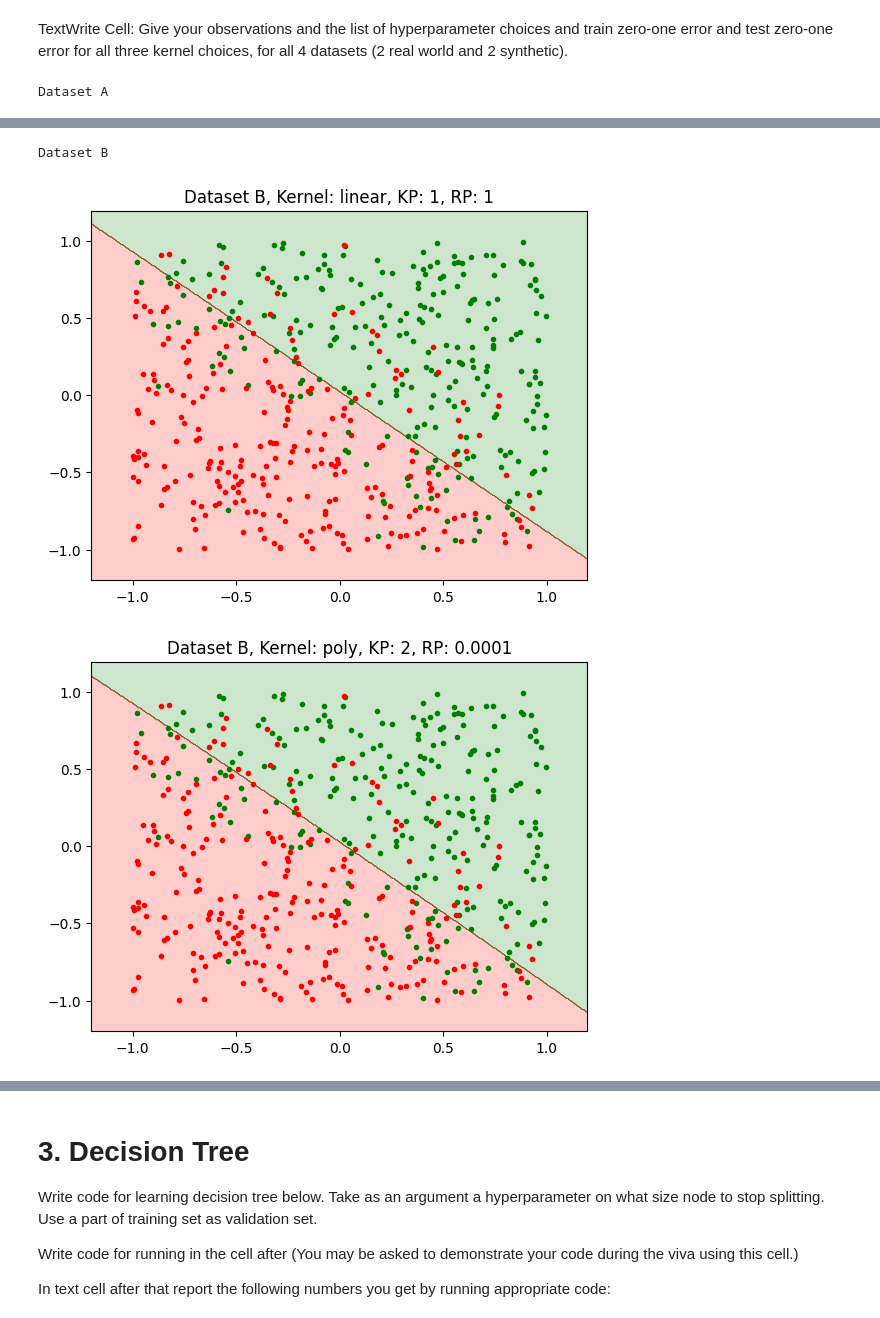
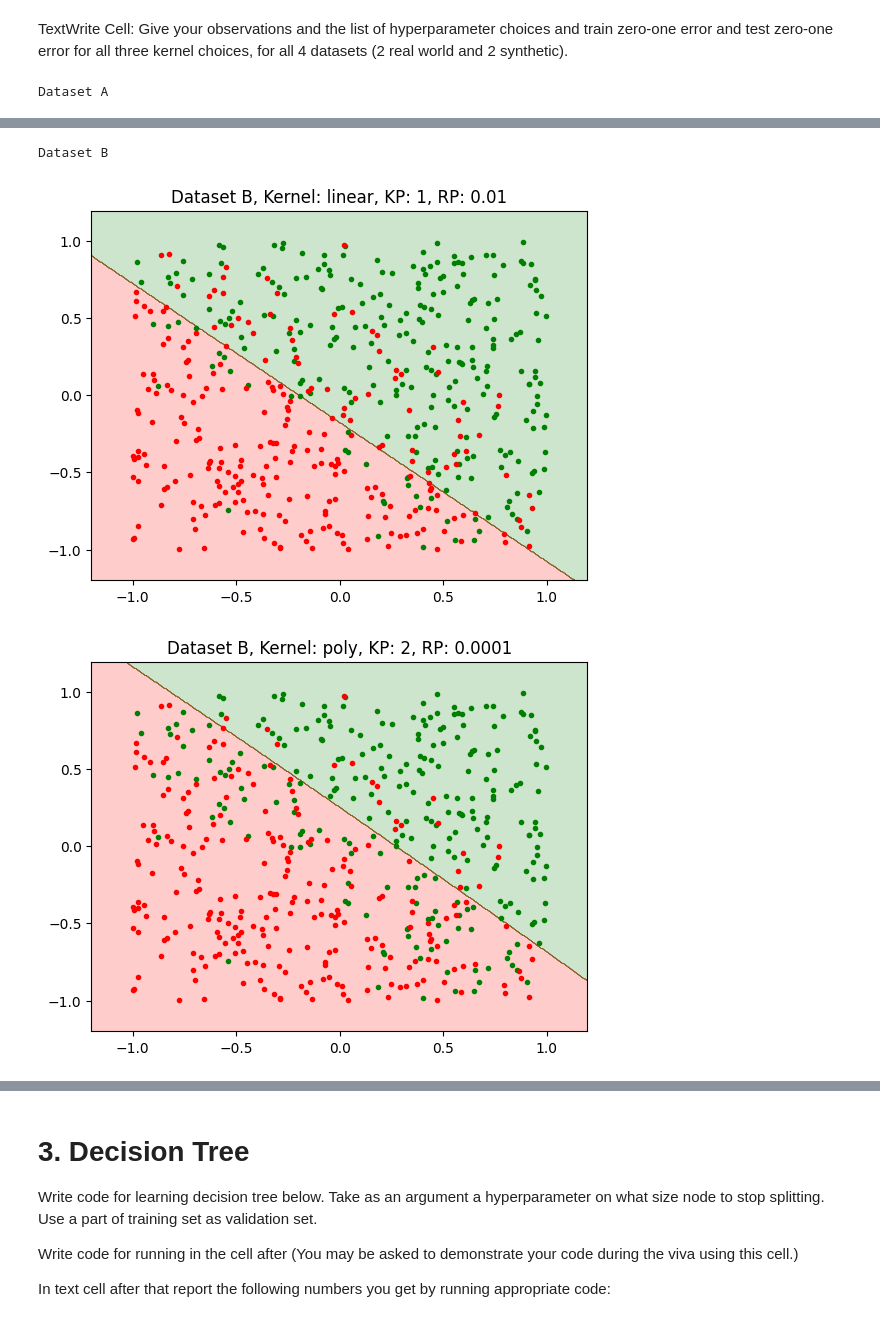
Before and after one commit to bersilin-robert1609/CS5691-PRML, a Jupyter notebook: Assignment-2/Notebook/ProgAss2_Student.ipynb, the cells around one changed output, grey strips where cells are left out. Saved outputs shown, nothing was run; the diff lists cells and outputs as text; code cells hidden in the pictures.

```diff
--- a/Assignment-2/Notebook/ProgAss2_Student.ipynb
+++ b/Assignment-2/Notebook/ProgAss2_Student.ipynb
@@ -132,12 +131,9 @@ def test_pred(alpha, train_X, train_Y, test_X, kernel, kernel_param):
 kernels = ['linear', 'poly', 'rbf']
 num_iter = 100
 
-best_alphas_A = {}
-best_alphas_B = {}
-best_kernel_param_A = {}
-best_kernel_param_B = {}
-best_reg_param_A = {}
-best_reg_param_B = {}
+best_kernel_params = {'A':{}, 'B':{}, 'C':{}, 'D':{}}
+best_reg_params = {'A':{}, 'B':{}, 'C':{}, 'D':{}}
+best_alphas = {'A':{}, 'B':{}, 'C':{}, 'D':{}}
 
 def find_best_parameter(kernel, X_train, Y_train, X_val, Y_val):
     best_kernel_param, best_reg_param, best_accuracy = 0, 0, 0
@@ -155,7 +151,7 @@ def find_best_parameter(kernel, X_train, Y_train, X_val, Y_val):
     for kernel_param in kernel_params:
         for reg_param in reg_params:
             alpha = train_pred_logistic_regression(X_train, Y_train, kernel=kernel, reg_param=reg_param, kernel_param=kernel_param, num_iter_gd=num_iter)
-            pred = test_pred(alpha, X_train, Y_train, X_val, kernel=kernel, kernel_param=kernel_param)
+            pred = test_pred(alpha, X_train, X_val, kernel=kernel, kernel_param=kernel_param)
             accuracy = np.mean(pred == Y_val)
             if accuracy > best_accuracy:
                 best_kernel_param, best_reg_param, best_accuracy = kernel_param, reg_param, accuracy
@@ -173,15 +169,11 @@ for a in ['A', 'B', 'C', 'D']:
     for kernel in kernels:
         best_kernel_param, best_reg_param, best_accuracy = find_best_parameter(kernel, X_train, Y_train, X_val, Y_val)
         print("Kernel: {}, best_kernel_param: {}, best_reg_param: {}, best_val_accuracy: {}".format(kernel, best_kernel_param, best_reg_param, best_accuracy))
-
         alpha = train_pred_logistic_regression(X_train, Y_train, kernel, best_reg_param, best_kernel_param)
-
-        if(a == 'A'):
-            best_alphas_A[kernel], best_kernel_param_A[kernel], best_reg_param_A[kernel] = alpha, best_kernel_param, best_reg_param
-        elif(a == 'B'):
-            best_alphas_B[kernel], best_kernel_param_B[kernel], best_reg_param_B[kernel] = alpha, best_kernel_param, best_reg_param
-
-        pred = test_pred(alpha, X_train, Y_train, X_test, kernel, best_kernel_param)
+        best_kernel_params[a][kernel] = best_kernel_param
+        best_reg_params[a][kernel] = best_reg_param
+        best_alphas[a][kernel] = alpha
+        pred = test_pred(alpha, X_train, X_test, kernel, best_kernel_param)
         accuracy = np.mean(pred == Y_test)
         print("Test accuracy: {}\n".format(accuracy))
 # %% [output]
@@ -308,12 +285,8 @@ def normalize(X):
 
 kernels = ['linear', 'poly', 'rbf']
 
-best_clf_A = {}
-best_clf_B = {}
-best_kernel_param_A = {}
-best_reg_param_A = {}
-best_kernel_param_B = {}
-best_reg_param_B = {}
+best_kernel_params = {'A': {}, 'B': {}, 'C': {}, 'D': {}}
+best_reg_params = {'A': {}, 'B': {}, 'C': {}, 'D': {}}
 
 def find_best_parameter(kernel, X_train, Y_train, X_val, Y_val):
     best_kernel_param, best_reg_param, best_accuracy = None, None, 0
@@ -357,11 +330,8 @@ for a in ['A', 'B', 'C', 'D']:
         best_kernel_param, best_reg_param, best_accuracy = find_best_parameter(kernel, X_train, Y_train, X_val, Y_val)
         print("Kernel: {}, best_kernel_param: {}, best_reg_param: {}, val_accuracy: {}".format(kernel, best_kernel_param, best_reg_param, best_accuracy))
         clf = train_svm(X_train, Y_train, kernel=kernel, reg_param=best_reg_param, kernel_param=best_kernel_param)
-        if(a == 'A'):
-            best_clf_A[kernel], best_kernel_param_A[kernel], best_reg_param_A[kernel] = clf, best_kernel_param, best_reg_param
-        elif(a == 'B'):
-            best_clf_B[kernel], best_kernel_param_B[kernel], best_reg_param_B[kernel] = clf, best_kernel_param, best_reg_param
-
+        best_kernel_params[a][kernel] = best_kernel_param
+        best_reg_params[a][kernel] = best_reg_param
         pred = predict_value(clf, X_test)
         accuracy = np.mean(pred == Y_test)
         print("Test accuracy: {}\n".format(accuracy))
@@ -420,10 +390,7 @@ for a in ['A', 'B']:
 
     print("Dataset {}".format(a))
     for kernel in kernels:
-        if(a == 'A'):
-            clf, kernel_param, reg_param = best_clf_A[kernel], best_kernel_param_A[kernel], best_reg_param_A[kernel]
-        elif(a == 'B'):
-            clf, kernel_param, reg_param = best_clf_B[kernel], best_kernel_param_B[kernel], best_reg_param_B[kernel]
-        plot(clf, X_test, Y_test, "Dataset {}".format(a), kernel, kernel_param, reg_param, minX_train, maxX_train)
+        clf = train_svm(X_train, Y_train, kernel=kernel, reg_param=best_reg_params[a][kernel], kernel_param=best_kernel_params[a][kernel])
+        plot(clf, X_test, Y_test, "Dataset {}".format(a), kernel, best_kernel_params[a][kernel], best_reg_params[a][kernel], minX_train, maxX_train)
 # %% [output]
 Dataset A
@@ -433,3 +400,3 @@ Dataset A
 Dataset B
-[figure, old version]
+[figure, new version]
-[figure, old version]
+[figure, new version]
```
Also changed, not shown: parts of 7 cells of this notebook.
